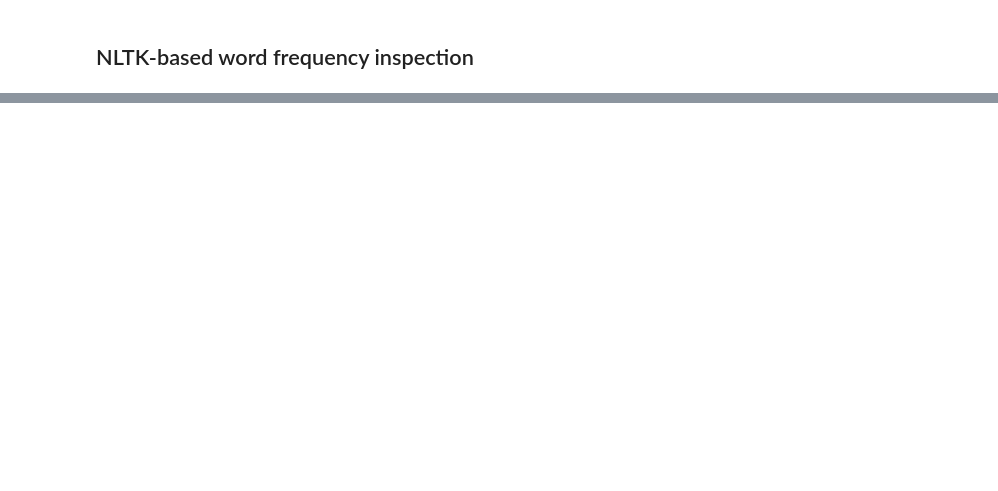
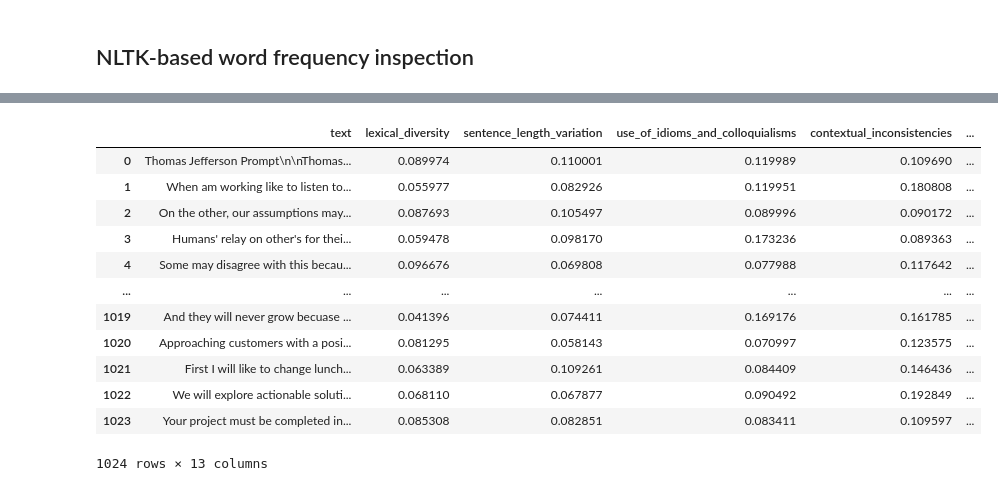
Before and after one commit to LBYPatrick/14795-final-project, a Jupyter notebook: apply_label.ipynb, the cells around one changed output, grey strips where cells are left out. Saved outputs shown, nothing was run; the diff lists cells and outputs as text; code cells hidden in the pictures; blank space fills up the shorter version.

```diff
--- a/apply_label.ipynb
+++ b/apply_label.ipynb
@@ -11,2 +20,2 @@ from transformers import pipeline
 # %%
-dataset = pd.read_csv("data/train.csv")
+dataset = pd.read_csv("data/data_50k.csv")
@@ -22,8 +73,24 @@ classifier = pipeline(
 Device set to use cuda:0
+# %%
+# LLM Tags generated by LLM
+# Prompt: Generate a list of features in english text that differentiates between human text and LLM-generated text,
+# I need to use these features in a Zero-Shot BART model. Output as a python list
+features = [
+    "lexical_diversity",              # Variety in word choice and vocabulary richness
+    "sentence_length_variation",      # Natural variation in how sentences are structured
+    "use_of_idioms_and_colloquialisms", # Naturally occurring figurative language
+    "contextual_inconsistencies",     # Occasional logical gaps or contextual errors
+    "hedge_word_frequency",           # Words like "perhaps," "maybe," "possibly"
+    "specificity_of_examples",        # Concrete vs. generic examples
+    "emotional_expression_variation", # Natural fluctuations in emotional tone
+    "self_reference_frequency",       # Personal experiences and first-person language
+    "topic_drift_patterns",           # Natural tangents and shifts in focus
+    "digression_patterns"             # Side notes and conversational wandering
+]
 # %%
 class AiData(torch.utils.data.Dataset):
     def __init__(self, df):
-        self.data = df["ai_text"].tolist()
+        self.data = df["text"].tolist()
 
     def __len__(self):
         return len(self.data)
@@ -32,21 +99,28 @@ class AiData(torch.utils.data.Dataset):
         return self.data[idx]
 # %%
 idx = 0
-n_entries = 100
+n_entries = 1024
 label_rows = []
-h_batch_size = 128
+h_batch_size = 384
 diff = 0
 
-sample_sm = df.sample(n_entries)
+sample_sm = df_reshaped.sample(n_entries)
 data = AiData(sample_sm)
 
-for r in classifier(data, combined_tags, batch_size=h_batch_size):
+input_columns = list(df_reshaped.columns)
+
+for r in classifier(data, features, batch_size=h_batch_size):
 
     print(f"\rPROGRESS: {idx + 1} / {n_entries}", end="")
     row = [r["sequence"]]
 
-    for c in combined_tags:
+    for c in features:
         row.append(r["scores"][r["labels"].index(c)])
+
+    for c in input_columns:
+        if c == "text":
+            continue
+        row.append(sample_sm[c].iloc[idx])
 
     label_rows.append(row)
     idx += 1
@@ -57,6 +131,8 @@ for r in classifier(data, combined_tags, batch_size=h_batch_size):
         diff = idx
 
 
-df_labels = pd.DataFrame(label_rows, columns=["ai_text"] + combined_tags)
+other_cols = [c for c in input_columns if c != "text"]
+
+df_labels = pd.DataFrame(label_rows, columns=["text"] + features + other_cols)
 df_labels.to_csv(f"labels.csv", index=False)
 # %% [output]
@@ -69,0 +143,16 @@ NameError: name 'df_labels' is not defined
+# %%
+df_labels
+# %% [output]
+|  | text | lexical_diversity | sentence_length_variation | use_of_idioms_and_colloquialisms | contextual_inconsistencies | ... |
+| 0 | Thomas Jefferson Prompt\n\nThomas... | 0.089974 | 0.110001 | 0.119989 | 0.109690 | ... |
+| 1 | When am working like to listen to... | 0.055977 | 0.082926 | 0.119951 | 0.180808 | ... |
+| 2 | On the other, our assumptions may... | 0.087693 | 0.105497 | 0.089996 | 0.090172 | ... |
+| 3 | Humans' relay on other's for thei... | 0.059478 | 0.098170 | 0.173236 | 0.089363 | ... |
+| 4 | Some may disagree with this becau... | 0.096676 | 0.069808 | 0.077988 | 0.117642 | ... |
+| ... | ... | ... | ... | ... | ... | ... |
+| 1019 | And they will never grow becuase ... | 0.041396 | 0.074411 | 0.169176 | 0.161785 | ... |
+| 1020 | Approaching customers with a posi... | 0.081295 | 0.058143 | 0.070997 | 0.123575 | ... |
+| 1021 | First I will like to change lunch... | 0.063389 | 0.109261 | 0.084409 | 0.146436 | ... |
+| 1022 | We will explore actionable soluti... | 0.068110 | 0.067877 | 0.090492 | 0.192849 | ... |
+| 1023 | Your project must be completed in... | 0.085308 | 0.082851 | 0.083411 | 0.109597 | ... |
+1024 rows × 13 columns
```
Also changed, not shown: parts of 14 cells of this notebook, 4 other files.
